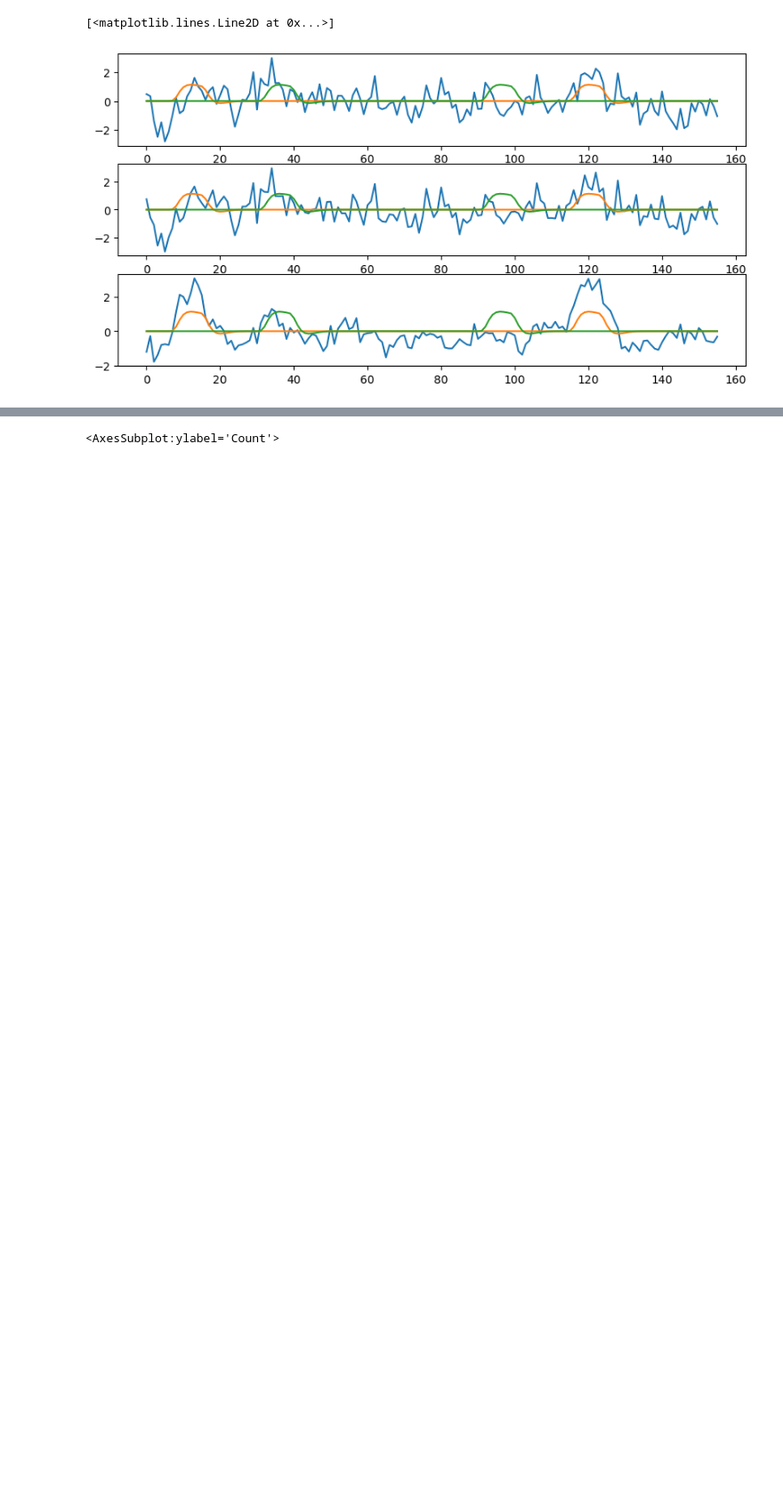
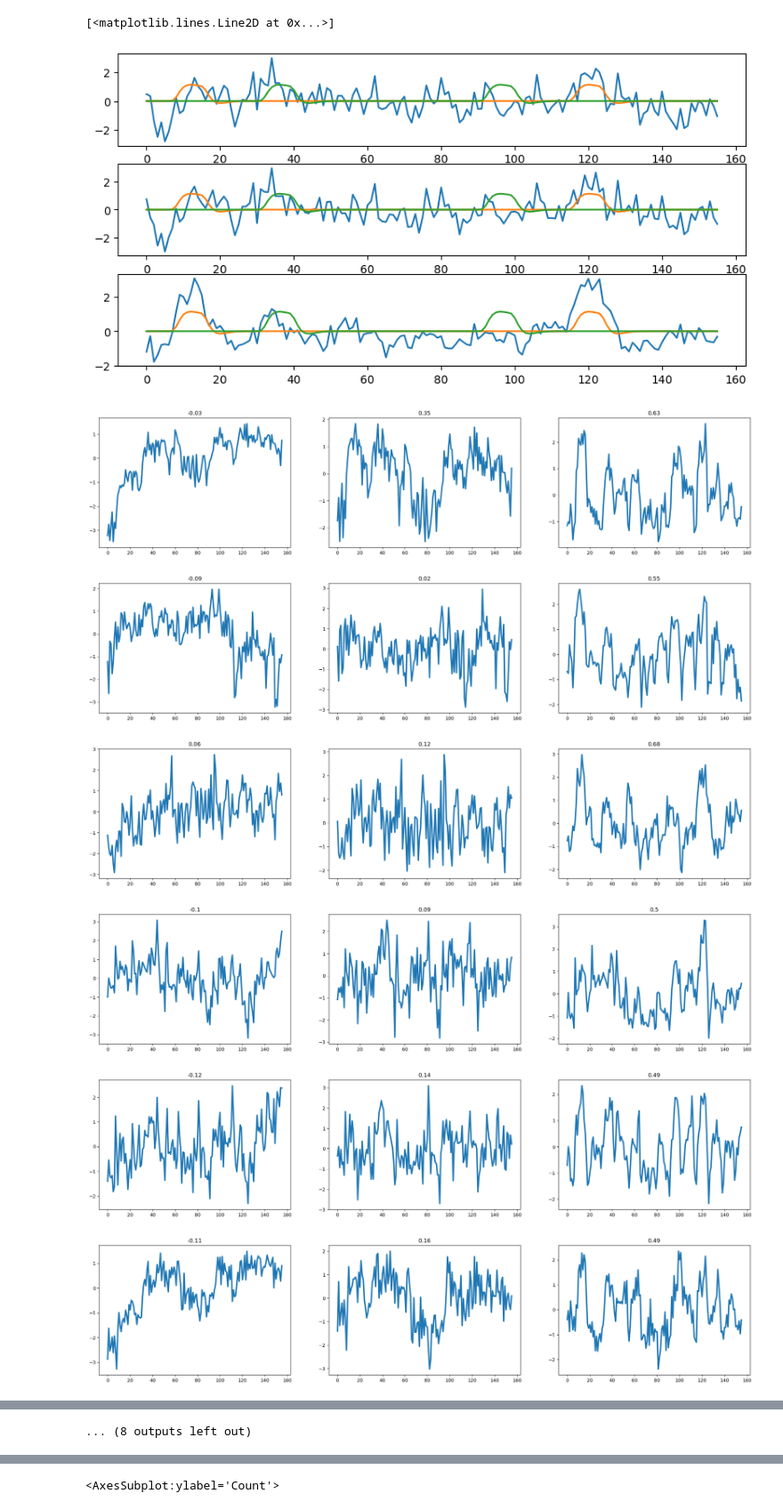
Before and after one commit to Aglinskas/BC-ABCD-denoise, a Jupyter notebook: Code/170-3-plot-timeserries-forres.ipynb, the cells around one changed output, grey strips where cells are left out. Shown at 89% size. Drawn from its saved outputs; the diff is of its cells as text; code cells hidden in the pictures; blank space fills up the shorter version.

```diff
--- a/Code/170-3-plot-timeserries-forres.ipynb
+++ b/Code/170-3-plot-timeserries-forres.ipynb
@@ -136,3 +145,26 @@ plt.subplot(3,1,3);plt.plot(zscore(deepcor_series_ffa)[idx,:]);plt.plot(X1['face
 # %% [output]
 [<matplotlib.lines.Line2D at 0x...>]
 [figure]
+# %%
+n = zpreproc_series_ffa.shape[0]
+# %%
+zpreproc_series_ffa = zscore(preproc_series_ffa)
+zcompcor_series_ffa = zscore(compcor_series_ffa)
+zdeepcor_series_ffa = zscore(deepcor_series_ffa)
+# %%
+rpreproc = correlate_columns(zpreproc_series_ffa.transpose(),np.repeat(X1['face'].values[np.newaxis,:],n,0).transpose())
+rcompcor = correlate_columns(zcompcor_series_ffa.transpose(),np.repeat(X1['face'].values[np.newaxis,:],n,0).transpose())
+rdeepcor = correlate_columns(zdeepcor_series_ffa.transpose(),np.repeat(X1['face'].values[np.newaxis,:],n,0).transpose())
+# %%
+for idx in np.argsort(rdeepcor-rpreproc)[::-1][0:20]:
+    plt.figure(figsize=(25,5))
+    plt.subplot(1,3,1);plt.plot(zpreproc_series_ffa[idx,:],linewidth=3);plt.title(rpreproc[idx].round(2))
+    plt.subplot(1,3,2);plt.plot(zcompcor_series_ffa[idx,:],linewidth=3);plt.title(rcompcor[idx].round(2))
+    plt.subplot(1,3,3);plt.plot(zdeepcor_series_ffa[idx,:],linewidth=3);plt.title(rdeepcor[idx].round(2))
+# %% [output]
+[figure, added]
+[figure, added]
+[figure, added]
+[figure, added]
+[figure, added]
+[figure, added]
@@ -138,0 +177 @@ plt.subplot(3,1,3);plt.plot(zscore(deepcor_series_ffa)[idx,:]);plt.plot(X1['face
+... (8 outputs left out)
```
Also changed, not shown: parts of 12 cells of this notebook, 27 other files.
